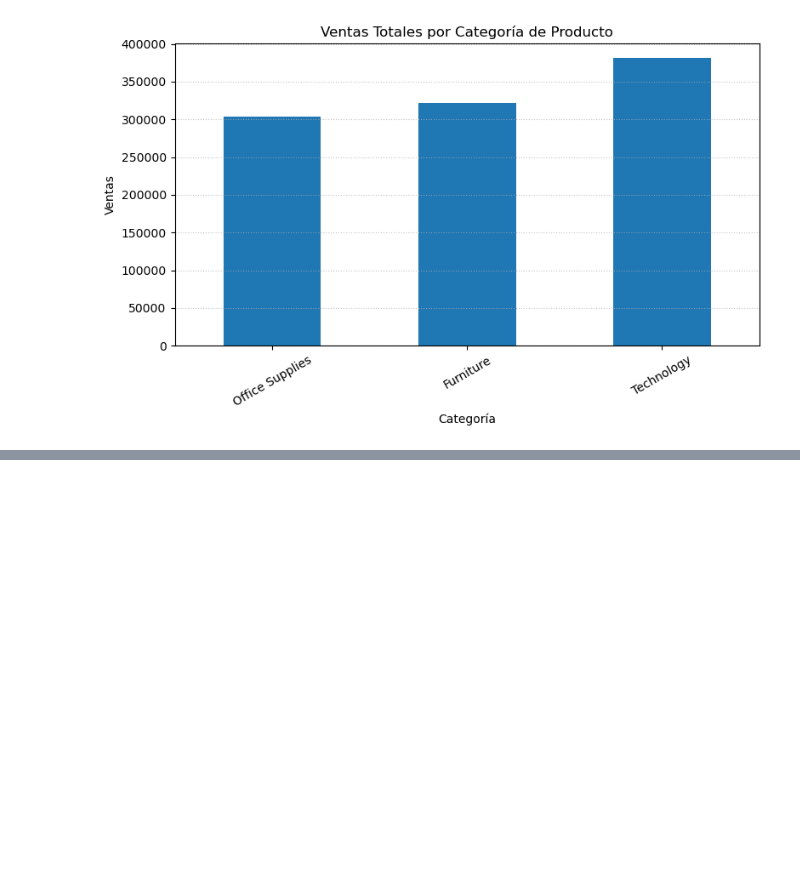
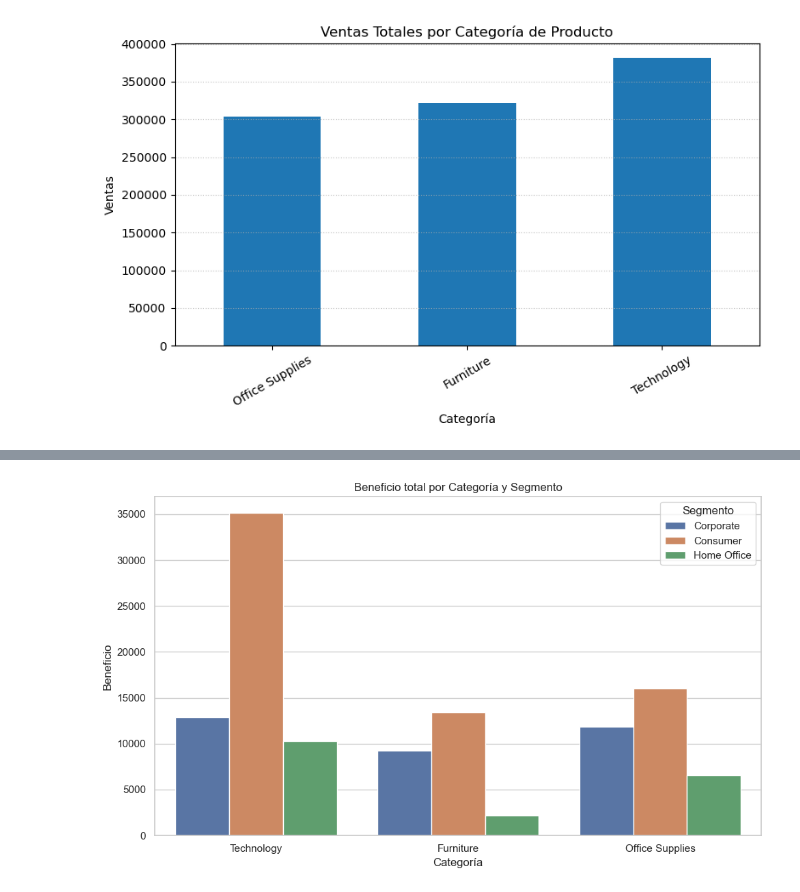
Before and after one commit to pablooiiribarren/UNIR-Trabajo-4-Visualizacion-de-datos-con-Matplotlib-y-Seaborn, a Jupyter notebook: datos.ipynb, the cells around one changed output, grey strips where cells are left out. Drawn from its saved outputs; the diff is of its cells as text; code cells hidden in the pictures; blank space fills up the shorter version.

```diff
--- a/datos.ipynb
+++ b/datos.ipynb
@@ -88,0 +145,16 @@ Name: count, dtype: int64
+# %%
+# Implementación de gráficos bivariantes con Seaborn
+sns.set(style="whitegrid")
+
+plt.figure(figsize=(10, 6))
+sns.barplot(data=df, x="Category", y="Profit", hue="Segment", estimator="sum", errorbar=None)
+
+plt.title("Beneficio total por Categoría y Segmento")
+plt.xlabel("Categoría")
+plt.ylabel("Beneficio")
+plt.legend(title="Segmento")
+plt.tight_layout()
+
+plt.show()
+# %% [output]
+[figure, added]
```
Also changed, not shown: parts of 6 cells of this notebook.
